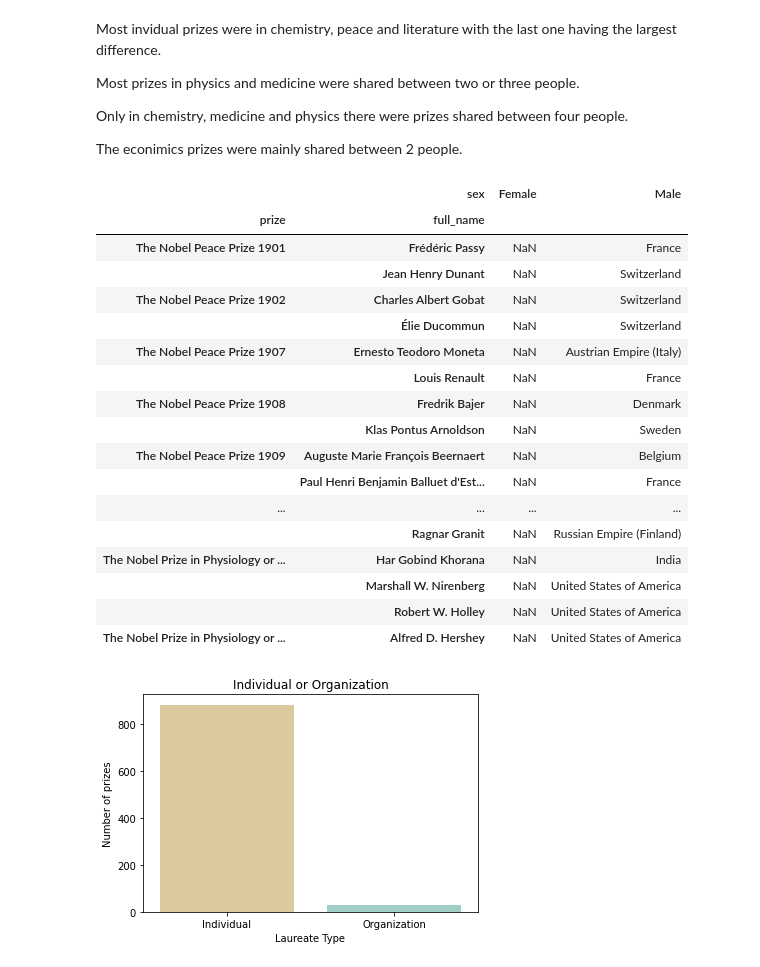
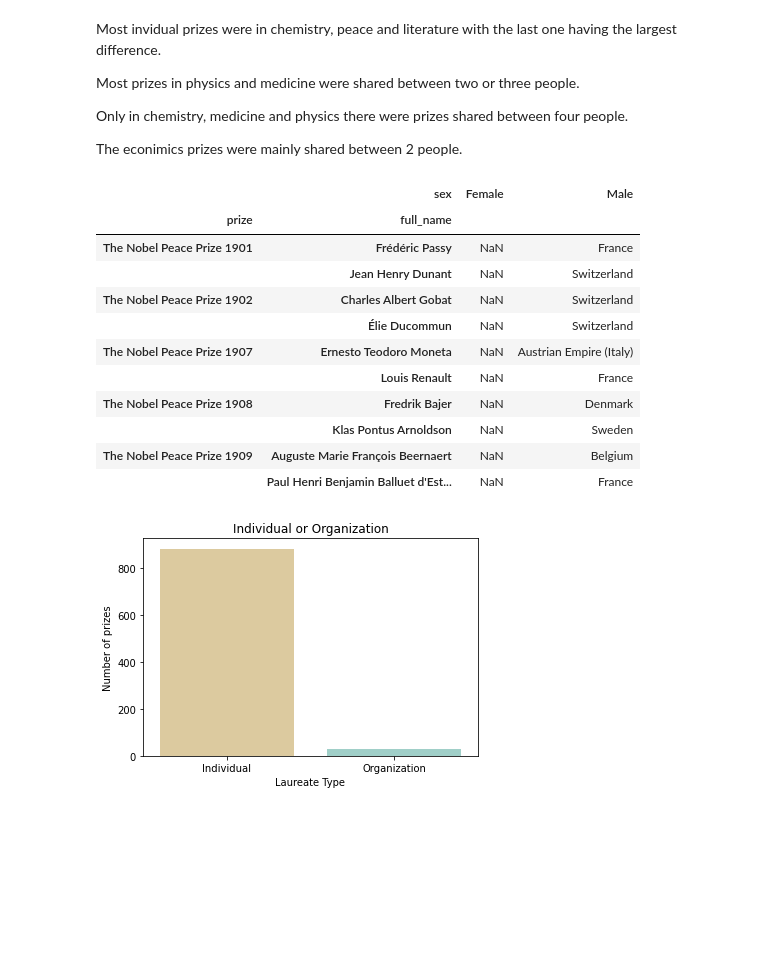
Before and after one commit to f-flavia/Nobel-Prize, a Jupyter notebook: The_most_Nobel_of_Prizes.ipynb, the cells around one changed output. Saved outputs shown, nothing was run; the diff lists cells and outputs as text; code cells hidden in the pictures; blank space fills up the shorter version.

```diff
--- a/The_most_Nobel_of_Prizes.ipynb
+++ b/The_most_Nobel_of_Prizes.ipynb
@@ -6,9 +6,6 @@ import numpy as np
 import seaborn as sns
 import matplotlib.pyplot as plt
 from matplotlib.ticker import PercentFormatter
-
-pd.set_option('max_columns', None) # to see all the columns
-pd.set_option('max_rows', None) # to see all the rows
 # %%
 nobel = pd.read_csv('nobel.csv')
 # %%
@@ -311,26 +302,20 @@ shared_prize = nobel.groupby('prize').filter(lambda group: len(group)>=2)
 # %%
 tab_shared_prize = pd.pivot_table(shared_prize, values='birth_country', index=['prize', 'full_name'],
                     columns=['sex'], aggfunc=np.sum)
-tab_shared_prize
+tab_shared_prize.head(10)
 # %% [output]
 |  | sex | Female | Male |
 | prize | full_name |  |  |
 | The Nobel Peace Prize 1901 | Frédéric Passy | NaN | France |
 |  | Jean Henry Dunant | NaN | Switzerland |
 | The Nobel Peace Prize 1902 | Charles Albert Gobat | NaN | Switzerland |
 |  | Élie Ducommun | NaN | Switzerland |
 | The Nobel Peace Prize 1907 | Ernesto Teodoro Moneta | NaN | Austrian Empire (Italy) |
 |  | Louis Renault | NaN | France |
 | The Nobel Peace Prize 1908 | Fredrik Bajer | NaN | Denmark |
 |  | Klas Pontus Arnoldson | NaN | Sweden |
 | The Nobel Peace Prize 1909 | Auguste Marie François Beernaert | NaN | Belgium |
 |  | Paul Henri Benjamin Balluet d'Est... | NaN | France |
-| ... | ... | ... | ... |
-|  | Ragnar Granit | NaN | Russian Empire (Finland) |
-| The Nobel Prize in Physiology or ... | Har Gobind Khorana | NaN | India |
-|  | Marshall W. Nirenberg | NaN | United States of America |
-|  | Robert W. Holley | NaN | United States of America |
-| The Nobel Prize in Physiology or ... | Alfred D. Hershey | NaN | United States of America |
 # %%
 # Plotting the quantity of individual and organizational prizes
 
```
Also changed, not shown: parts of 1 cell of this notebook.
